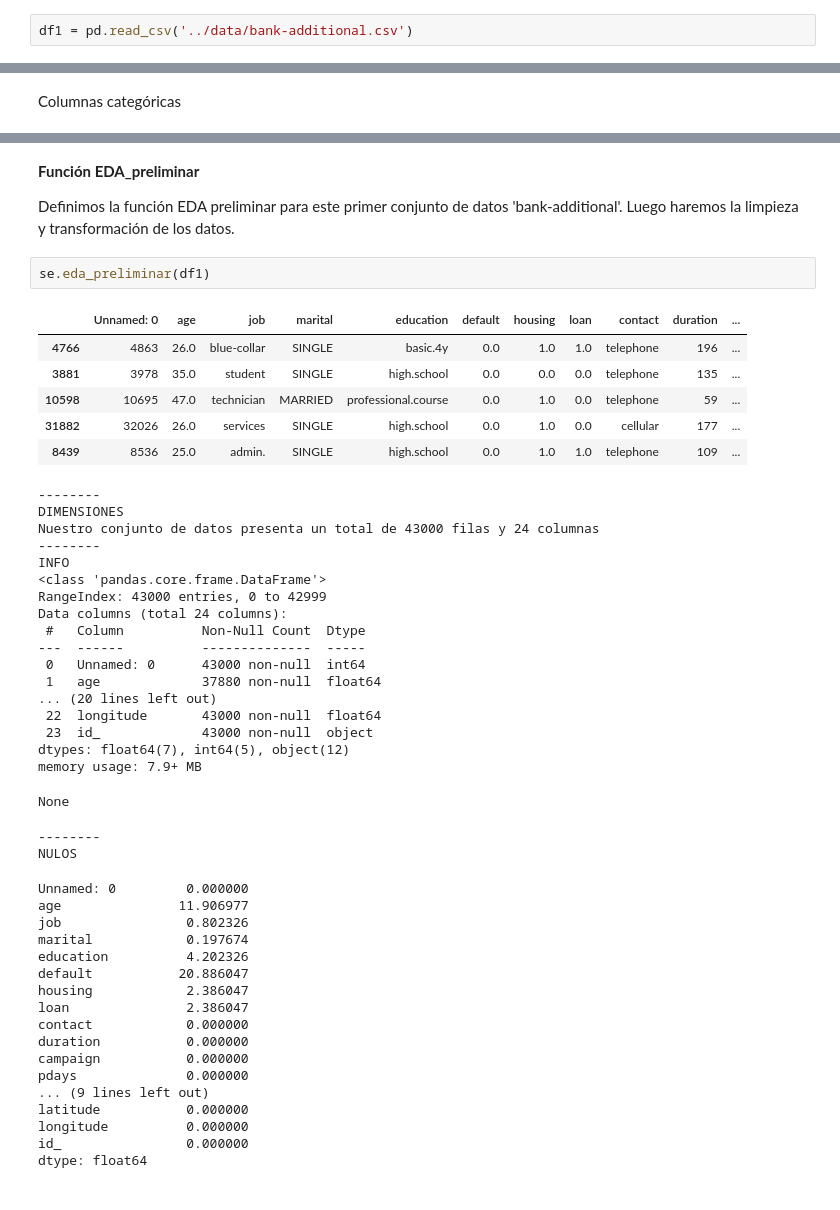
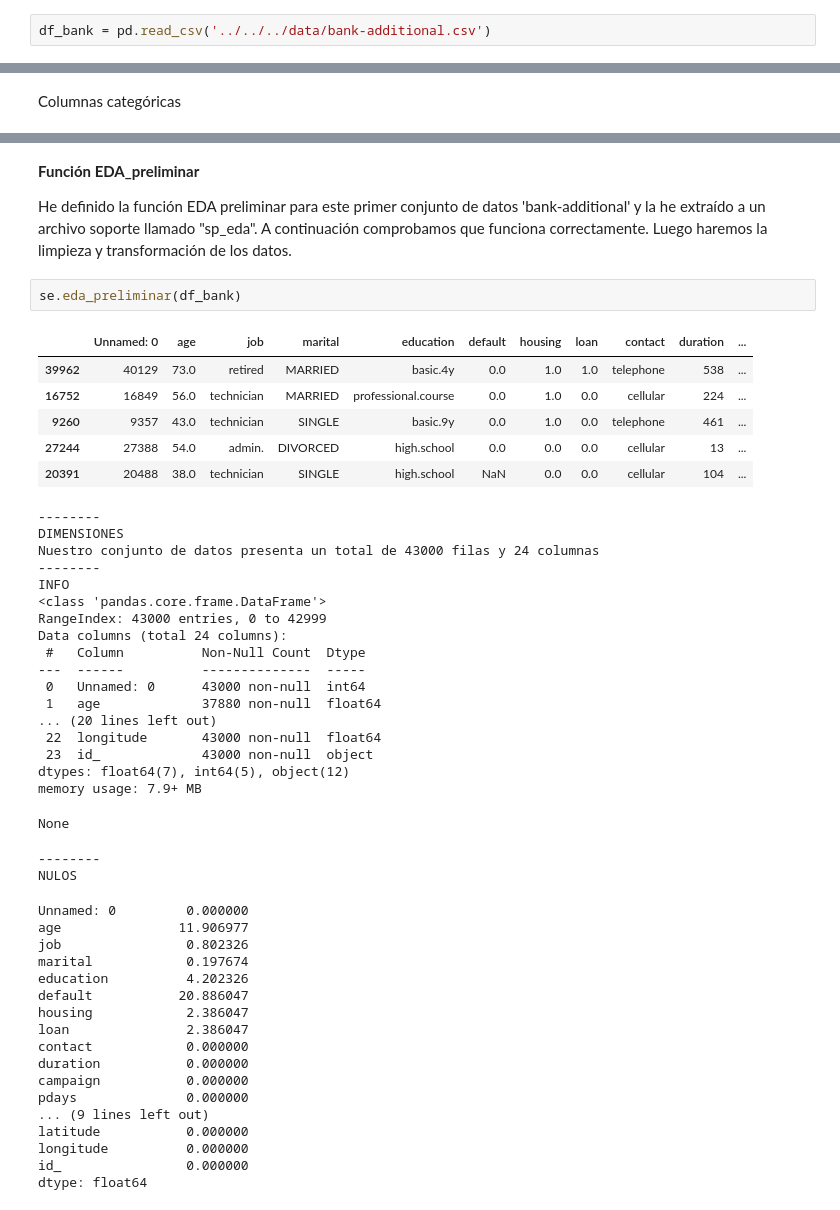
Before and after one commit to juanpamtx/Proyecto_07.Python_for_data, a Jupyter notebook: Notebook/bank-additional/raw/01_eda_preliminar_bank_bruto.ipynb, the cells around one changed output, grey strips where cells are left out. Cells and saved outputs as stored; diff of their text form.

Commit message:
eda_preliminar para los dos archivos

```diff
--- a/Notebook/01_eda_preliminar_bank_bruto.ipynb
+++ b/Notebook/bank-additional/raw/01_eda_preliminar_bank_bruto.ipynb
@@ -9,5 +9,5 @@ import numpy as np
 import matplotlib.pyplot as plt
 import seaborn as sns
 # %%
-df1 = pd.read_csv('../data/bank-additional.csv')
+df_bank = pd.read_csv('../../../data/bank-additional.csv')
 # %%
@@ -128,16 +148,16 @@ Name: count, Length: 43000, dtype: int64
 # %% [markdown]
 **Función EDA_preliminar**
 
-Definimos la función EDA preliminar para este primer conjunto de datos 'bank-additional'. Luego haremos la limpieza y transformación de los datos.
+He definido la función EDA preliminar para este primer conjunto de datos 'bank-additional' y la he extraído a un archivo soporte llamado "sp_eda". A continuación comprobamos que funciona correctamente. Luego haremos la limpieza y transformación de los datos.
 # %%
-se.eda_preliminar(df1)
+se.eda_preliminar(df_bank)
 # %% [output]
 |  | Unnamed: 0 | age | job | marital | education | default | housing | loan | contact | duration | ... |
-| 4766 | 4863 | 26.0 | blue-collar | SINGLE | basic.4y | 0.0 | 1.0 | 1.0 | telephone | 196 | ... |
-| 3881 | 3978 | 35.0 | student | SINGLE | high.school | 0.0 | 0.0 | 0.0 | telephone | 135 | ... |
-| 10598 | 10695 | 47.0 | technician | MARRIED | professional.course | 0.0 | 1.0 | 0.0 | telephone | 59 | ... |
-| 31882 | 32026 | 26.0 | services | SINGLE | high.school | 0.0 | 1.0 | 0.0 | cellular | 177 | ... |
-| 8439 | 8536 | 25.0 | admin. | SINGLE | high.school | 0.0 | 1.0 | 1.0 | telephone | 109 | ... |
+| 39962 | 40129 | 73.0 | retired | MARRIED | basic.4y | 0.0 | 1.0 | 1.0 | telephone | 538 | ... |
+| 16752 | 16849 | 56.0 | technician | MARRIED | professional.course | 0.0 | 1.0 | 0.0 | cellular | 224 | ... |
+| 9260 | 9357 | 43.0 | technician | SINGLE | basic.9y | 0.0 | 1.0 | 0.0 | telephone | 461 | ... |
+| 27244 | 27388 | 54.0 | admin. | DIVORCED | high.school | 0.0 | 0.0 | 0.0 | cellular | 13 | ... |
+| 20391 | 20488 | 38.0 | technician | SINGLE | high.school | NaN | 0.0 | 0.0 | cellular | 104 | ... |
 --------
 DIMENSIONES
 Nuestro conjunto de datos presenta un total de 43000 filas y 24 columnas
```
Also changed, not shown: parts of 14 cells of this notebook, 8 other files.
